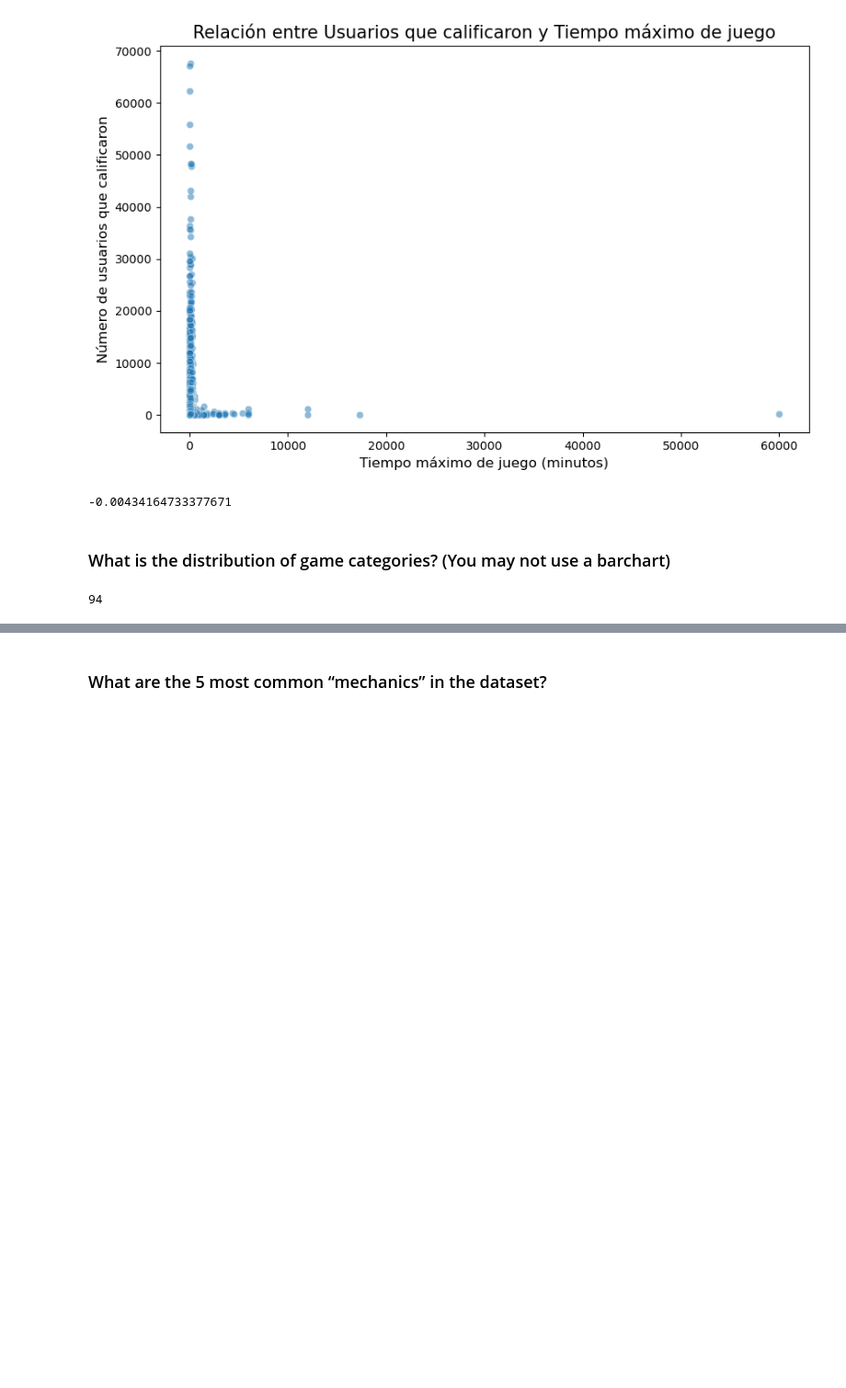
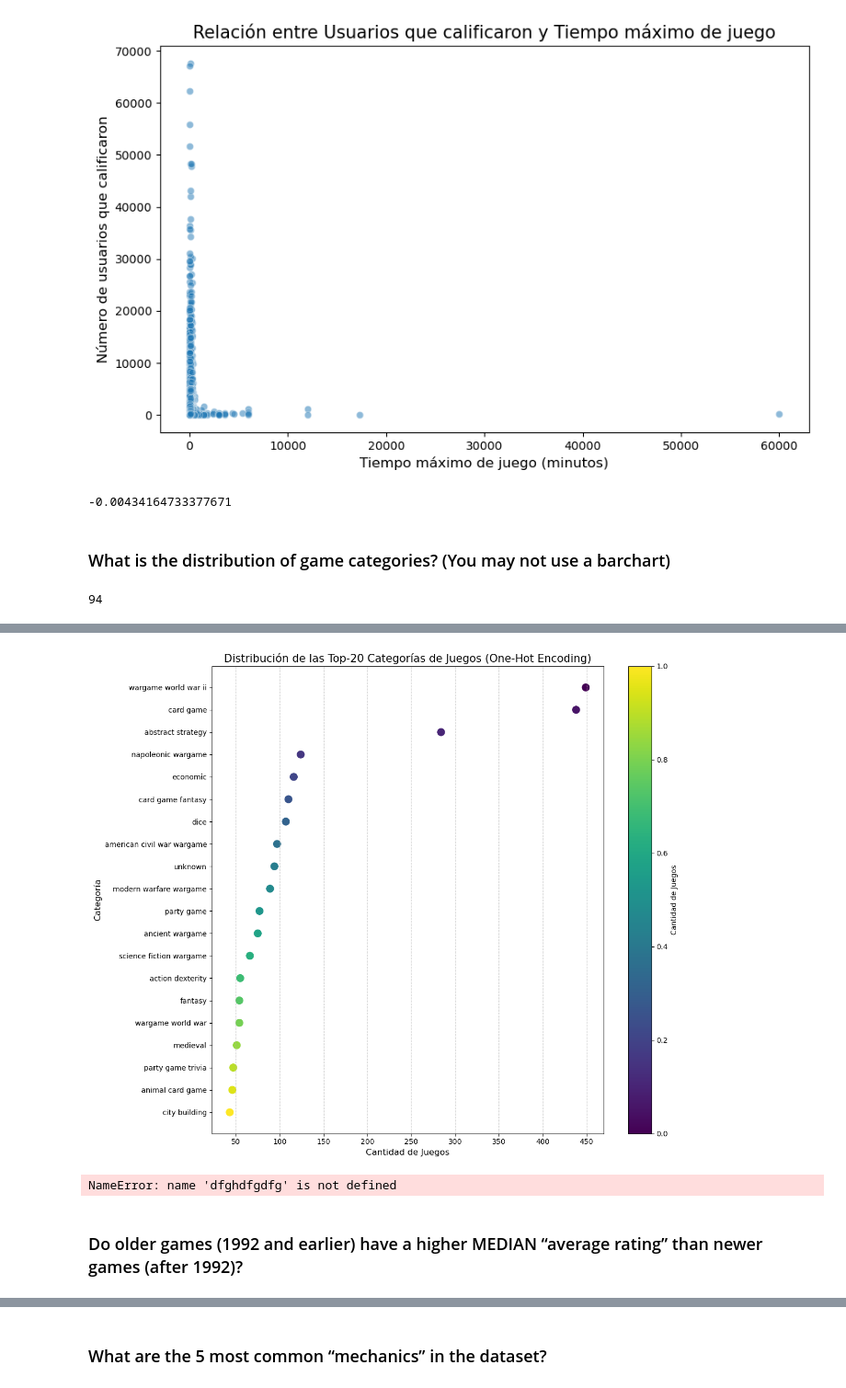
Before and after one commit to FJGM2023015/CA1_DVis_HDip_Lvl8-, a Jupyter notebook: Francisco_Gorigoitia_DVisHDip_CA1.ipynb, the cells around one changed output, grey strips where cells are left out. Shown at 92% size. Saved outputs shown, nothing was run; the diff lists cells and outputs as text; code cells hidden in the pictures; blank space fills up the shorter version.

```diff
--- a/Francisco_Gorigoitia_DVisHDip_CA1.ipynb
+++ b/Francisco_Gorigoitia_DVisHDip_CA1.ipynb
@@ -260,0 +252,4 @@ plt.show()
+# %%
+# Removing/Replace Slash
+df_games["category"] = df_games["category"].str.replace('/', ' ')
+df_games["category"].head()
@@ -260,0 +427,8 @@ plt.show()
+# %%
+# Aplicar One-Hot Encoding a la columna "category"
+category_onehot_new = df_games["category"].str.get_dummies(sep=',')
+
+# Sumar las columnas para obtener la cantidad total de juegos en cada categoría
+category_distribution_onehot = category_onehot_new.sum().sort_values(ascending=False)
+
+category_distribution_onehot.head(20)
@@ -261,3 +453,36 @@ plt.show()
+# %%
+# Tomamos las top-20 categorías y sus respectivas cantidades para One-Hot Encoding
+top_20_categories_onehot = category_distribution_onehot.head(20)
+counts_onehot = top_20_categories_onehot.values
+categories_onehot = top_20_categories_onehot.index
+
+# Cambiar el color de los puntos en función de su valor, siendo el mayor más oscuro
+colors_onehot = plt.cm.viridis(np.linspace(0, 1, len(counts_onehot)))
+
+# Ordenar los puntos según su valor para que el color coincida con el orden
+sorted_indices_onehot = counts_onehot.argsort()
+sorted_counts_onehot = counts_onehot[sorted_indices_onehot]
+sorted_categories_onehot = categories_onehot[sorted_indices_onehot]
+sorted_colors_onehot = colors_onehot[sorted_indices_onehot]
+
+# Crear el Dot Plot con colores
+plt.figure(figsize=(12, 10))
+plt.scatter(sorted_counts_onehot, sorted_categories_onehot, color=sorted_colors_onehot, s=100)
+plt.title('Distribución de las Top-20 Categorías de Juegos (One-Hot Encoding)', fontsize=15)
+plt.xlabel('Cantidad de Juegos', fontsize=12)
+plt.ylabel('Categoría', fontsize=12)
+plt.colorbar(label='Cantidad de Juegos')
+plt.grid(axis='x', linestyle='--', alpha=0.7)
+plt.tight_layout()
+plt.show()
+# %% [output]
+[figure, added]
+# %%
+dfghdfgdfg
+# %% [output]
+NameError: name 'dfghdfgdfg' is not defined
+# %% [markdown]
+### Do older games (1992 and earlier) have a higher MEDIAN “average rating” than newer games (after 1992)?
 # %%
 # Dividimos el dataframe en dos grupos: juegos antiguos (1992 y anteriores) y juegos nuevos (después de 1992)
 older_games = df_games[df_games['year_published'] <= 1992]
```
Also changed, not shown: parts of 69 cells of this notebook.
